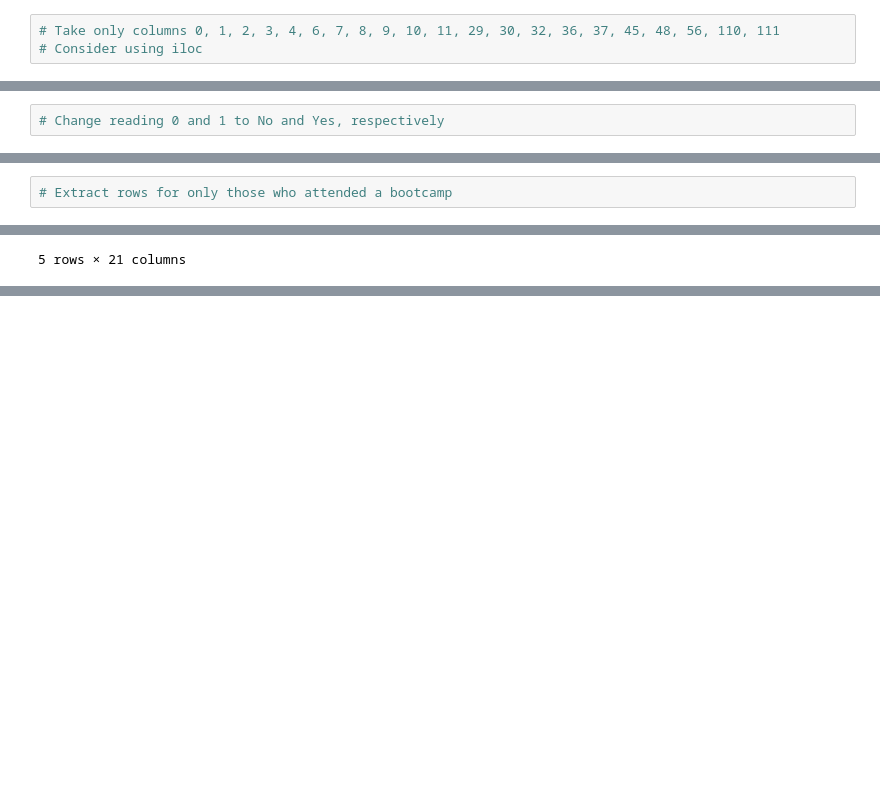
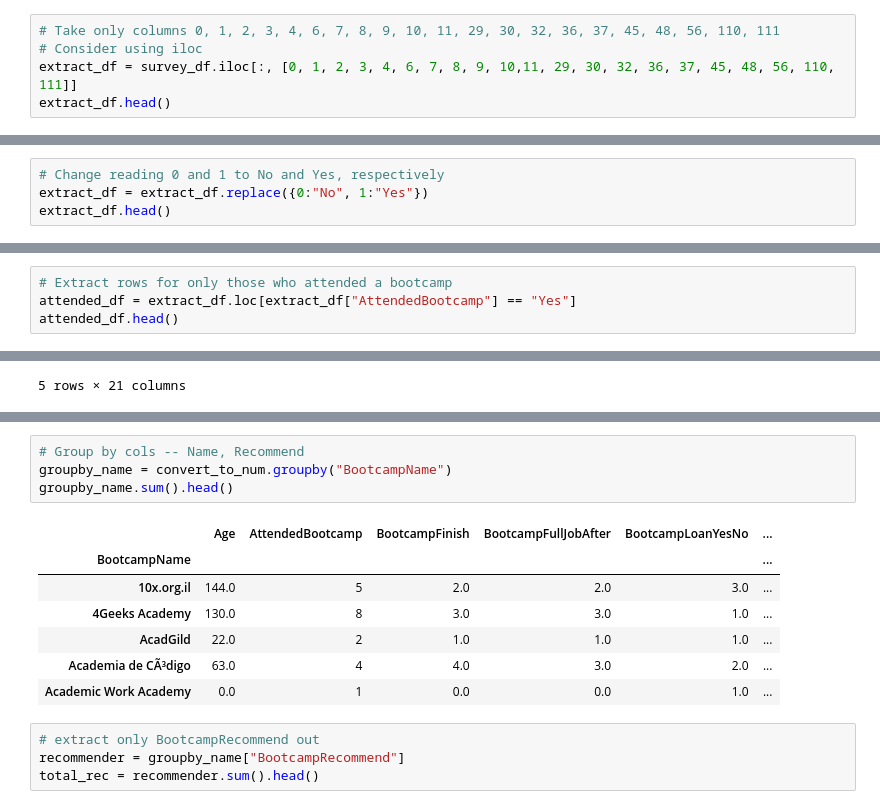
Before and after one commit to pariyapariya/pariya_GW_HW_Pandas, a Jupyter notebook: Mini-Project/Mini-Project-Part-2/project_part_two.ipynb, the cells around one changed output, grey strips where cells are left out. Cells and saved outputs as stored; diff of their text form; blank space fills up the shorter version.

```diff
--- a/Mini-Project/Mini-Project-Part-2/project_part_two.ipynb
+++ b/Mini-Project/Mini-Project-Part-2/project_part_two.ipynb
@@ -21,6 +24,8 @@ import pandas as pd
 # %%
 # Take only columns 0, 1, 2, 3, 4, 6, 7, 8, 9, 10, 11, 29, 30, 32, 36, 37, 45, 48, 56, 110, 111
 # Consider using iloc
+extract_df = survey_df.iloc[:, [0, 1, 2, 3, 4, 6, 7, 8, 9, 10,11, 29, 30, 32, 36, 37, 45, 48, 56, 110, 111]]
+extract_df.head()
 # %% [output]
 |  | Age | AttendedBootcamp | BootcampFinish | BootcampFullJobAfter | BootcampLoanYesNo | BootcampName | ... |
 | 0 | 28.0 | 0.0 | NaN | NaN | NaN | NaN | ... |
@@ -31,6 +36,8 @@ import pandas as pd
 5 rows × 21 columns
 # %%
 # Change reading 0 and 1 to No and Yes, respectively
+extract_df = extract_df.replace({0:"No", 1:"Yes"})
+extract_df.head()
 # %% [output]
 |  | Age | AttendedBootcamp | BootcampFinish | BootcampFullJobAfter | BootcampLoanYesNo | BootcampName | ... |
 | 0 | 28.0 | No | NaN | NaN | NaN | NaN | ... |
@@ -41,6 +48,8 @@ import pandas as pd
 5 rows × 21 columns
 # %%
 # Extract rows for only those who attended a bootcamp
+attended_df = extract_df.loc[extract_df["AttendedBootcamp"] == "Yes"]
+attended_df.head()
 # %% [output]
 |  | Age | AttendedBootcamp | BootcampFinish | BootcampFullJobAfter | BootcampLoanYesNo | BootcampName | ... |
 | 93 | 32.0 | Yes | Yes | No | No | Codify Academy | ... |
@@ -70,0 +88,16 @@ import pandas as pd
+# %%
+# Group by cols -- Name, Recommend
+groupby_name = convert_to_num.groupby("BootcampName")
+groupby_name.sum().head()
+# %% [output]
+|  | Age | AttendedBootcamp | BootcampFinish | BootcampFullJobAfter | BootcampLoanYesNo | ... |
+| BootcampName |  |  |  |  |  | ... |
+| 10x.org.il | 144.0 | 5 | 2.0 | 2.0 | 3.0 | ... |
+| 4Geeks Academy | 130.0 | 8 | 3.0 | 3.0 | 1.0 | ... |
+| AcadGild | 22.0 | 2 | 1.0 | 1.0 | 1.0 | ... |
+| Academia de CÃ³digo | 63.0 | 4 | 4.0 | 3.0 | 2.0 | ... |
+| Academic Work Academy | 0.0 | 1 | 0.0 | 0.0 | 1.0 | ... |
+# %%
+# extract only BootcampRecommend out
+recommender = groupby_name["BootcampRecommend"]
+total_rec = recommender.sum().head()
```
Also changed, not shown: parts of 11 cells of this notebook, 3 other files.
